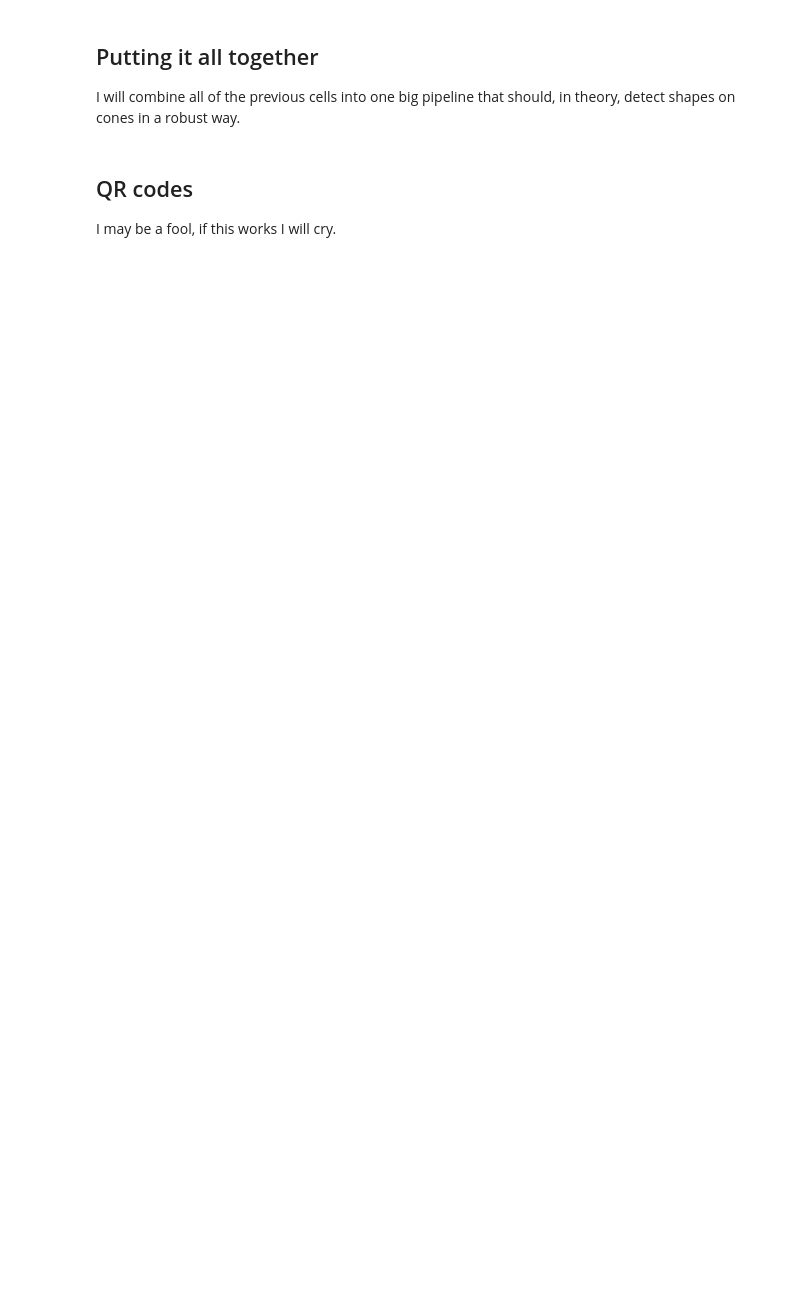
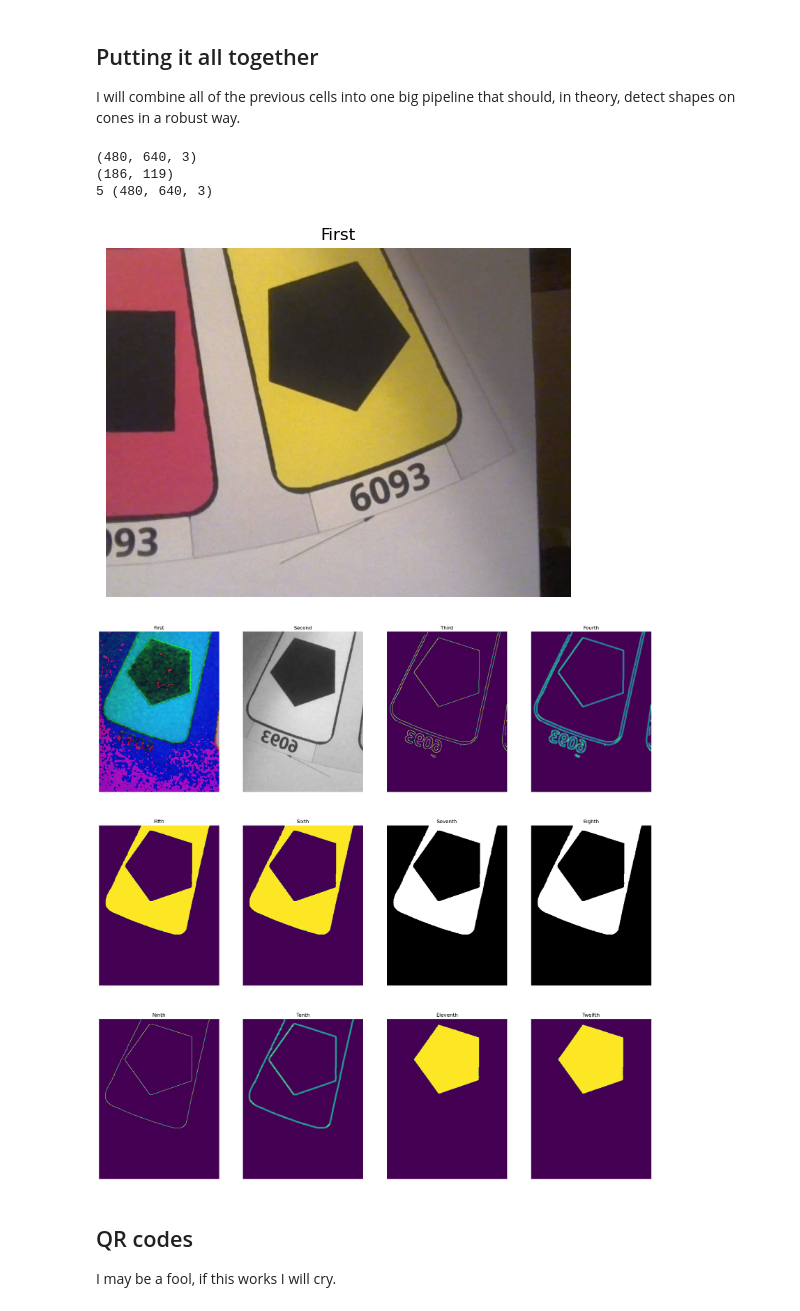
Before and after one commit to FTC-6093/Powerplay6093, a Jupyter notebook: TeamCode/src/main/java/org/firstinspires/ftc/teamcode/pythoncone/cone.ipynb, the cells around one changed output. Saved outputs shown, nothing was run; the diff lists cells and outputs as text; code cells hidden in the pictures; blank space fills up the shorter version.

```diff
--- a/TeamCode/src/main/java/org/firstinspires/ftc/teamcode/pythoncone/cone.ipynb
+++ b/TeamCode/src/main/java/org/firstinspires/ftc/teamcode/pythoncone/cone.ipynb
@@ -233,40 +239,48 @@ def get_shape(input_image: np.ndarray):
 
     # Per shape, get average point distance to the center
     avg_dists = [sum(dst_from_center(x,y) for x,y in poly[:,0])/len(poly) for poly in polys]
 
     # with the index of the minimum shape, get the average pixel
     new_seed = average_pix(polys[avg_dists.index(min(avg_dists))])
 
     print(new_seed)
 
     cnvimage = tri_stack(cnvimage)
     cnvimages = fill_pipe(cnvimage,new_seed)
 
     polys = get_polys(cnvimages[-1])
     # Image is ready
     return len(polys[0]),full_pipe,cnvimages,new_seed
 
 # image = cv2.imread("Images/Shapes/Downscaled/squarebb_downscaled_cone.jpg")
-# image = load(open("temp/wimage",'rb'))
-webcam = cv2.VideoCapture(0)
-image = webcam.read()[1]
-webcam.release()
+image = load(open("temp/wimage",'rb'))
+# webcam = cv2.VideoCapture(0)
+# image = webcam.read()[1]
+# webcam.release()
 
-dump(image, open("temp/wimage",'wb+'))
+# dump(image, open("temp/wimage",'wb+'))
 
 
 image = cv2.cvtColor(image,cv2.COLOR_BGR2RGB)
 
 prep_pipeline = compose(
+    (resize_image, ((480,360),)),
     (cv2.flip, (1,)),
     (cv2.cvtColor, (cv2.COLOR_RGB2HSV,)),
 )
 
 # add_image(image)
-
+# point(cv2.flip(image,1),d,clr=(255,0,0))
 a, b, c, d = get_shape(prep_pipeline(image))
 print(a,image.shape)
-add_image(point(cv2.flip(image,1),d,clr=(255,0,0)),*b,*c)
+add_image(image)
+add_image(*b,*c)
+# %% [output]
+(480, 640, 3)
+(186, 119)
+5 (480, 640, 3)
+[figure, added]
+[figure, added]
 # %% [markdown]
 ## QR codes
 
```
Also changed, not shown: parts of 3 cells of this notebook, 3 other files.
